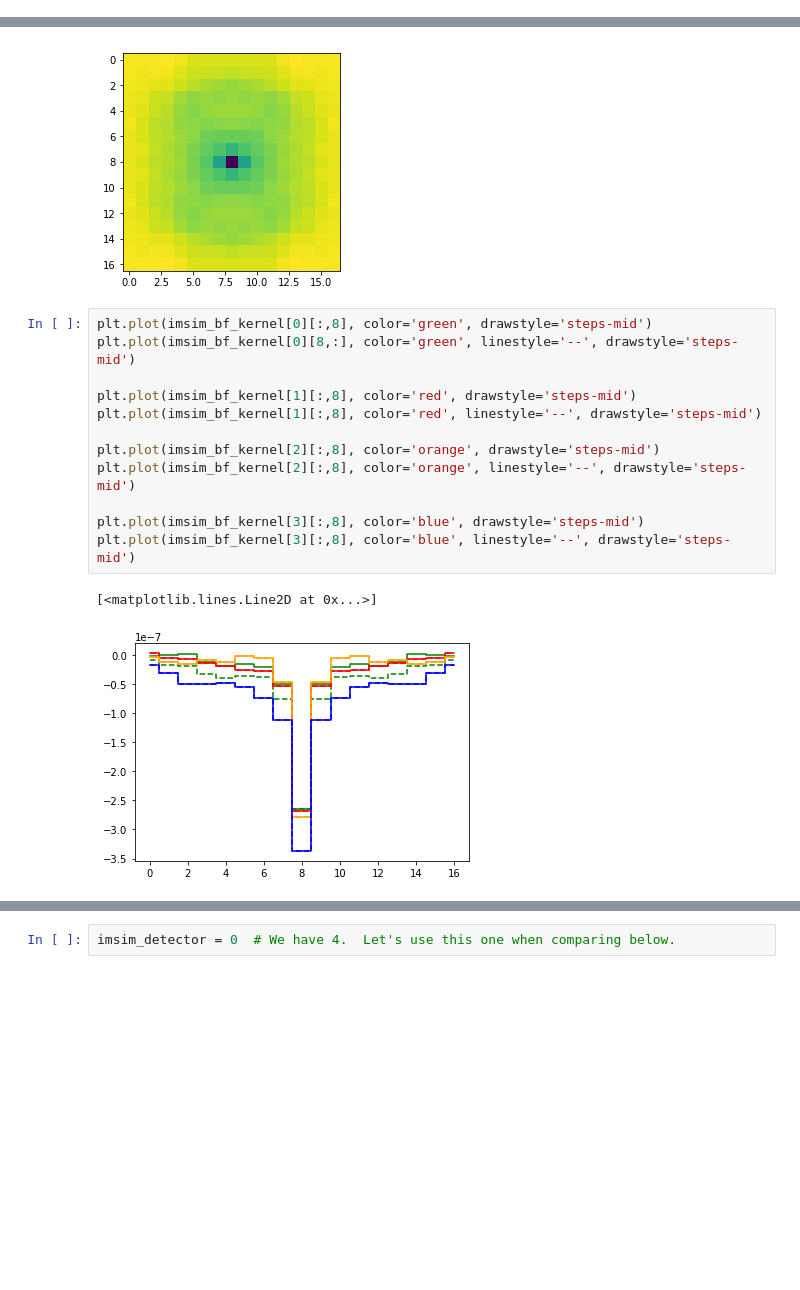
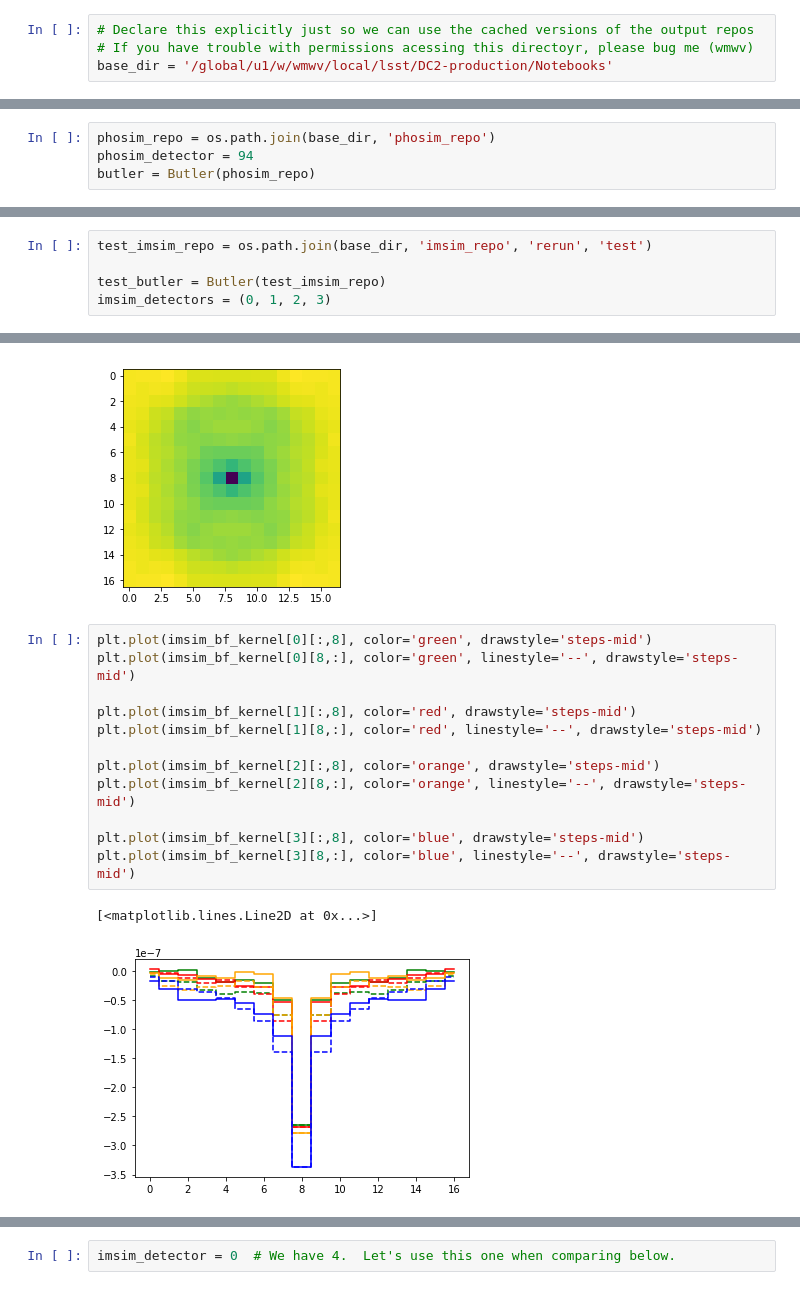
Before and after one commit to LSSTDESC/DC2-production, a Jupyter notebook: Notebooks/make_brighter_fatter_kernel.ipynb, the cells around one changed output, grey strips where cells are left out. Cells and saved outputs as stored; diff of their text form; blank space fills up the shorter version.

Commit message:
Include plots in output.  Add 'base_dir' to reference repos to.
Mildly restructed a few cells to make it easy to just load in BF kernels
without generating the kernels.

```diff
--- a/Notebooks/make_brighter_fatter_kernel.ipynb
+++ b/Notebooks/make_brighter_fatter_kernel.ipynb
@@ -71,6 +76,10 @@ import lsst.obs.lsstCam
 from lsst.cp.pipe.makeBrighterFatterKernel import MakeBrighterFatterKernelTask
 from lsst.daf.persistence import Butler
 from lsst.pipe.tasks.ingest import IngestTask
+# %%
+# Declare this explicitly just so we can use the cached versions of the output repos
+# If you have trouble with permissions acessing this directoyr, please bug me (wmwv)
+base_dir = '/global/u1/w/wmwv/local/lsst/DC2-production/Notebooks'
 # %% [markdown]
 ## Make PhoSim Brighter-Fatter Kernel
 # %%
@@ -104,4 +112,8 @@ ingest INFO: /global/cscratch1/sd/jchiang8/desc/calibration_products/bf_flats/ls
 amp_names = ['C{:02d}'.format(i) for i in range(18)]
 phosim_gain = 1.0
 nominalGain = {a: phosim_gain for a in amp_names}
+# %%
+phosim_repo = os.path.join(base_dir, 'phosim_repo')
+phosim_detector = 94
+butler = Butler(phosim_repo)
 # %%
@@ -209 +224,6 @@ WARNING: ErfaWarning: ERFA function "utctai" yielded 1 of "dubious year (Note 3)
+# %%
+test_imsim_repo = os.path.join(base_dir, 'imsim_repo', 'rerun', 'test')
+
+test_butler = Butler(test_imsim_repo)
+imsim_detectors = (0, 1, 2, 3)
 # %%
@@ -230,18 +246,18 @@ plt.imshow(imsim_bf_kernel[3])
 # %%
 plt.plot(imsim_bf_kernel[0][:,8], color='green', drawstyle='steps-mid')
 plt.plot(imsim_bf_kernel[0][8,:], color='green', linestyle='--', drawstyle='steps-mid')
 
 plt.plot(imsim_bf_kernel[1][:,8], color='red', drawstyle='steps-mid')
-plt.plot(imsim_bf_kernel[1][:,8], color='red', linestyle='--', drawstyle='steps-mid')
+plt.plot(imsim_bf_kernel[1][8,:], color='red', linestyle='--', drawstyle='steps-mid')
 
 plt.plot(imsim_bf_kernel[2][:,8], color='orange', drawstyle='steps-mid')
-plt.plot(imsim_bf_kernel[2][:,8], color='orange', linestyle='--', drawstyle='steps-mid')
+plt.plot(imsim_bf_kernel[2][8,:], color='orange', linestyle='--', drawstyle='steps-mid')
 
 plt.plot(imsim_bf_kernel[3][:,8], color='blue', drawstyle='steps-mid')
-plt.plot(imsim_bf_kernel[3][:,8], color='blue', linestyle='--', drawstyle='steps-mid')
+plt.plot(imsim_bf_kernel[3][8,:], color='blue', linestyle='--', drawstyle='steps-mid')
 # %% [output]
 [<matplotlib.lines.Line2D at 0x...>]
-[figure, old version]
+[figure, new version]
 # %%
 plt.plot(imsim_bf_kernel[0][:,8], color='green', drawstyle='steps-mid')
 plt.plot(imsim_bf_kernel[0][8,:], color='green', linestyle='--', drawstyle='steps-mid')
```
Also changed, not shown: parts of 22 cells of this notebook, 1 other file.
